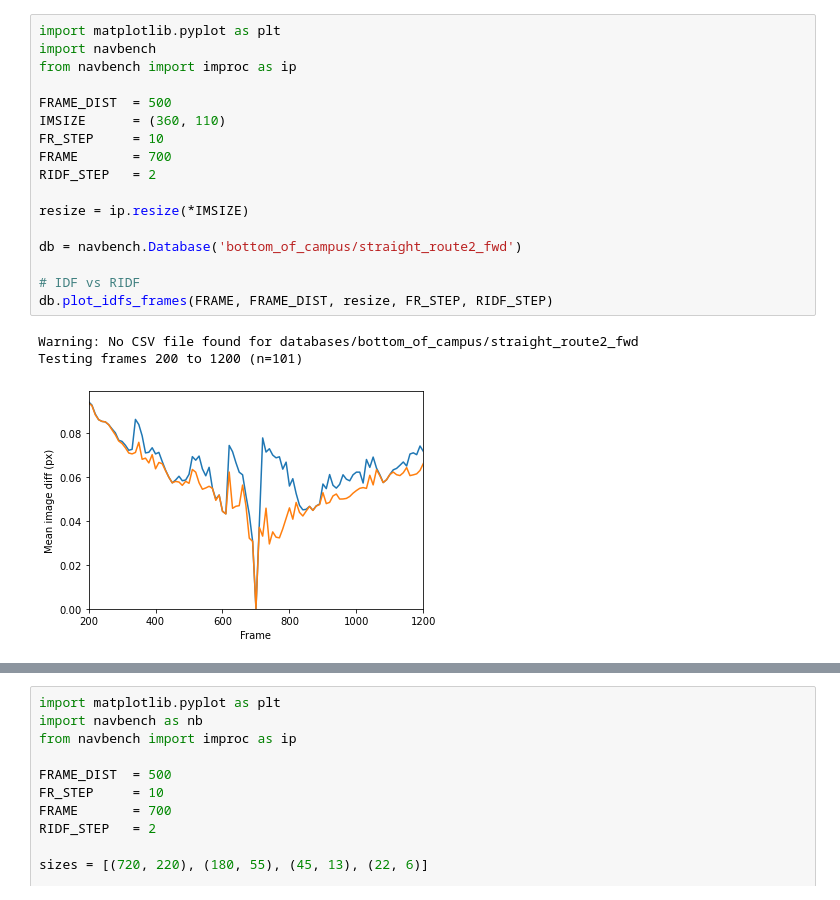
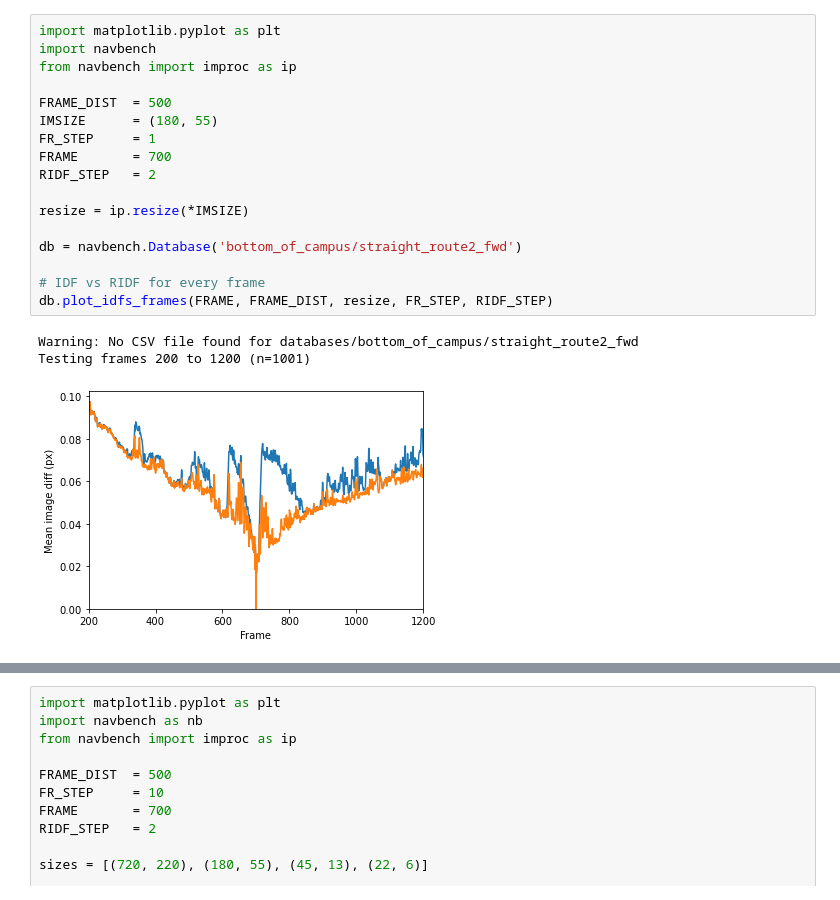
Before and after one commit to BrainsOnBoard/navbench, a Jupyter notebook: route_idfs_campus.ipynb, the cells around one changed output, grey strips where cells are left out. Cells and saved outputs as stored; diff of their text form.

Commit message:
IDF plot for every frame

```diff
--- a/route_idfs_campus.ipynb
+++ b/route_idfs_campus.ipynb
@@ -1,24 +1,24 @@
 # %%
 import matplotlib.pyplot as plt
 import navbench
 from navbench import improc as ip
 
 FRAME_DIST  = 500
-IMSIZE      = (360, 110)
-FR_STEP     = 10
+IMSIZE      = (180, 55)
+FR_STEP     = 1
 FRAME       = 700
 RIDF_STEP   = 2
 
 resize = ip.resize(*IMSIZE)
 
 db = navbench.Database('bottom_of_campus/straight_route2_fwd')
 
-# IDF vs RIDF
+# IDF vs RIDF for every frame
 db.plot_idfs_frames(FRAME, FRAME_DIST, resize, FR_STEP, RIDF_STEP)
 # %% [output]
 Warning: No CSV file found for databases/bottom_of_campus/straight_route2_fwd
-Testing frames 200 to 1200 (n=101)
+Testing frames 200 to 1200 (n=1001)
-[figure, old version]
+[figure, new version]
 # %%
 import matplotlib.pyplot as plt
 import navbench as nb
```
Also changed, not shown: parts of 1 cell of this notebook.
